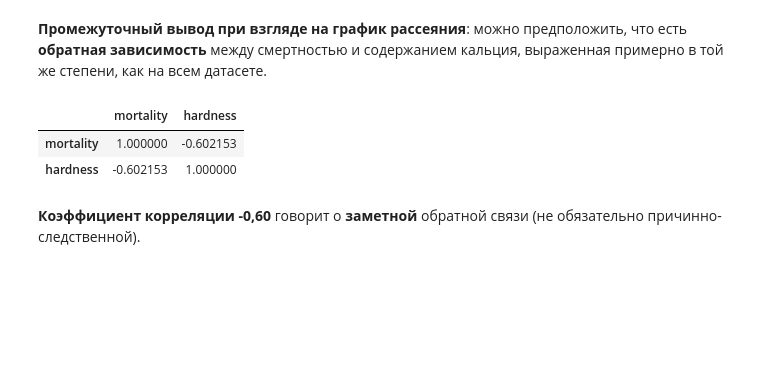
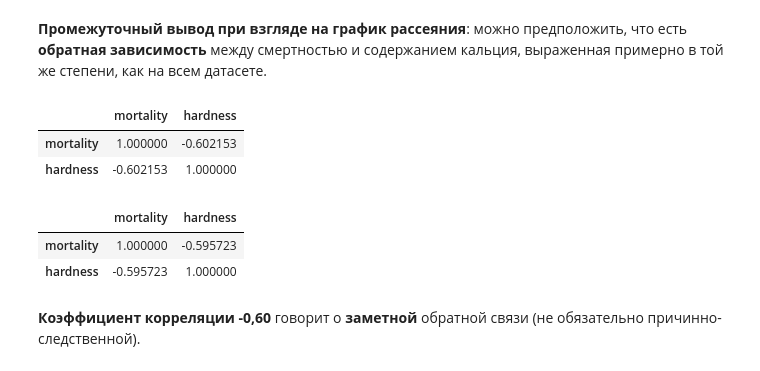
Before and after one commit to vasiliy-petrenko/pyda-15-hw, a Jupyter notebook: 19_correlation/pyda-15-hw-19.ipynb, the cells around one changed output. Saved outputs shown, nothing was run; the diff lists cells and outputs as text; code cells hidden in the pictures; blank space fills up the shorter version.

```diff
--- a/19_correlation/pyda-15-hw-19.ipynb
+++ b/19_correlation/pyda-15-hw-19.ipynb
@@ -316,6 +330,13 @@ df[['mortality', 'hardness']].corr()
 |  | mortality | hardness |
 | mortality | 1.000000 | -0.602153 |
 | hardness | -0.602153 | 1.000000 |
+# %%
+# расчет коэффициента корелляции между двумя переменными средствами Pandas. По формуле Пирсона либо Кендалла либо Спирмена
+df[['mortality', 'hardness']].corr(method='spearman')
+# %% [output]
+|  | mortality | hardness |
+| mortality | 1.000000 | -0.595723 |
+| hardness | -0.595723 | 1.000000 |
 # %% [markdown]
 **Коэффициент корреляции -0,60** говорит о **заметной** обратной связи (не обязательно причинно-следственной).
 # %%
```
Also changed, not shown: parts of 2 cells of this notebook.
